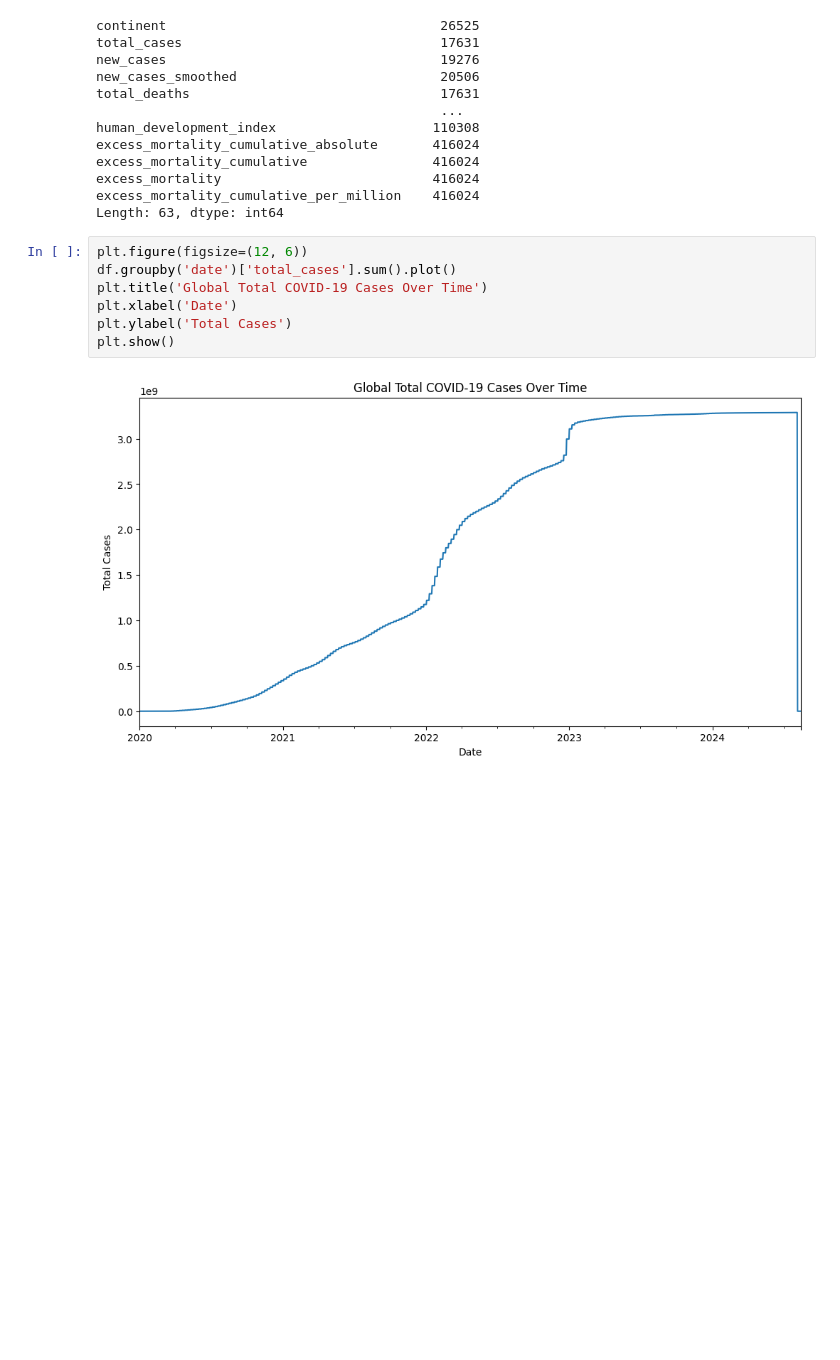
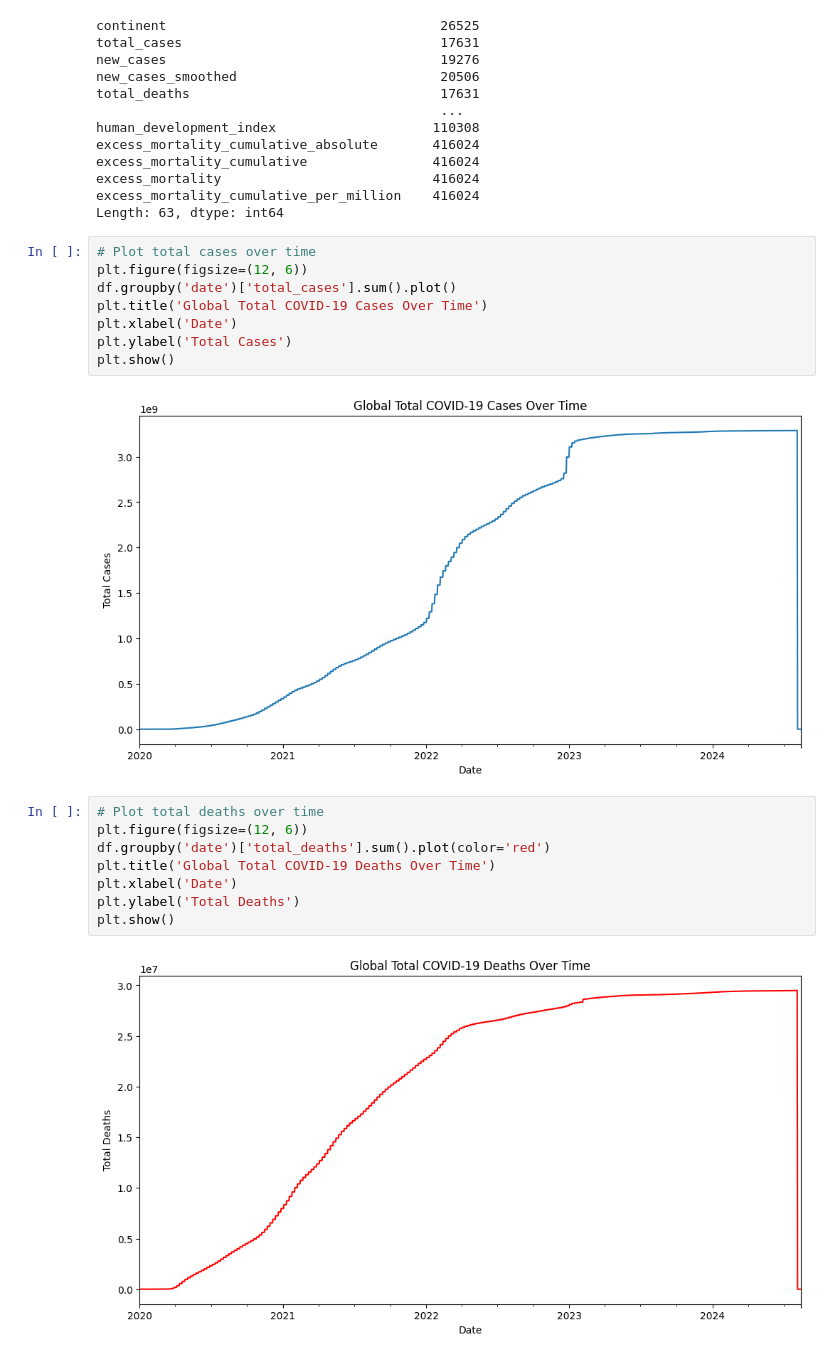
Before and after one commit to nomanrafi/COVID-19, a Jupyter notebook: COVID-19.ipynb, the cells around one changed output. Drawn from its saved outputs; the diff is of its cells as text; blank space fills up the shorter version.

Commit message:
Kaggle Notebook | COVID-19 | Version 2

```diff
--- a/COVID-19.ipynb
+++ b/COVID-19.ipynb
@@ -102,6 +102,7 @@ excess_mortality                           416024
 excess_mortality_cumulative_per_million    416024
 Length: 63, dtype: int64
 # %%
+# Plot total cases over time
 plt.figure(figsize=(12, 6))
 df.groupby('date')['total_cases'].sum().plot()
 plt.title('Global Total COVID-19 Cases Over Time')
@@ -110,3 +111,13 @@ plt.ylabel('Total Cases')
 plt.show()
 # %% [output]
 [figure]
+# %%
+# Plot total deaths over time
+plt.figure(figsize=(12, 6))
+df.groupby('date')['total_deaths'].sum().plot(color='red')
+plt.title('Global Total COVID-19 Deaths Over Time')
+plt.xlabel('Date')
+plt.ylabel('Total Deaths')
+plt.show()
+# %% [output]
+[figure, added]
```
Also changed, not shown: parts of 1 cell of this notebook.
